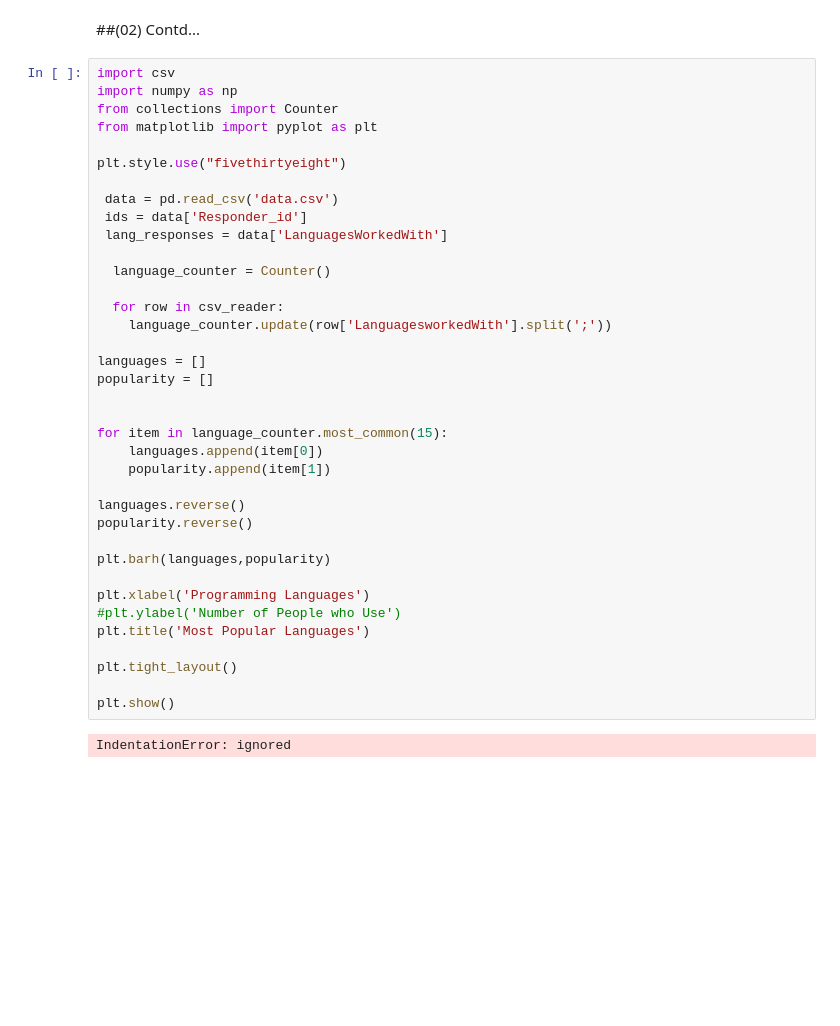
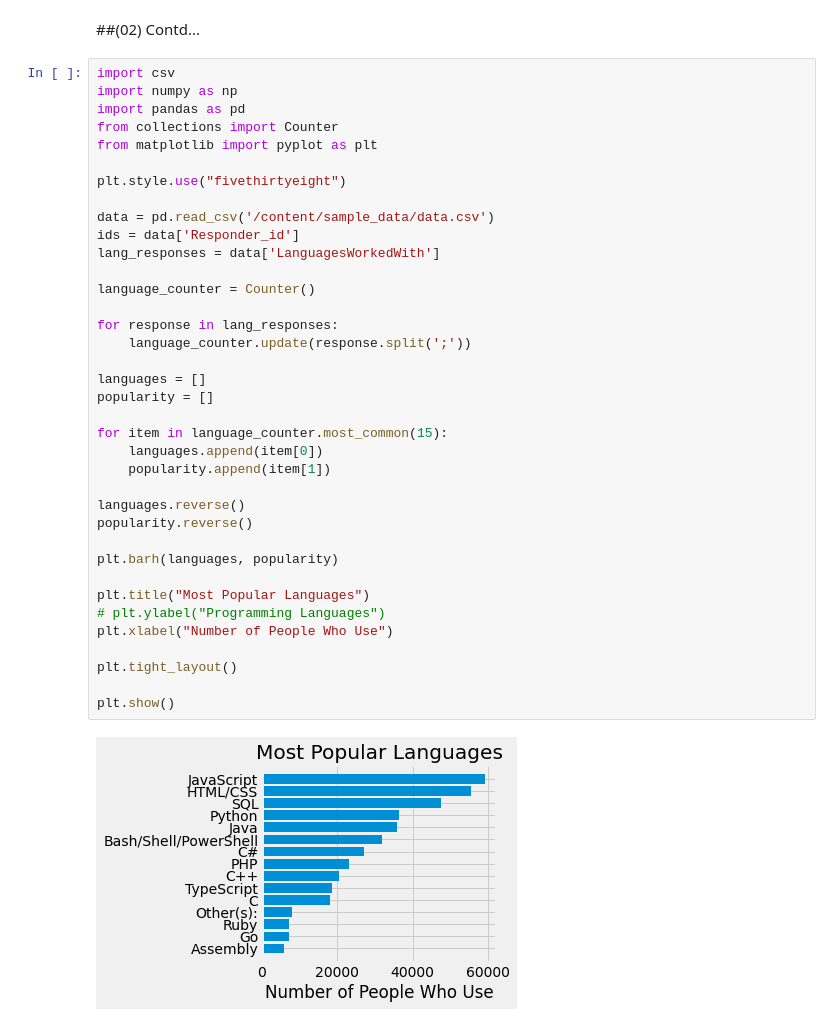
Before and after one commit to GPrathap/pythonII, a Jupyter notebook: matplot.ipynb, the cells around one changed output. Saved outputs shown, nothing was run; the diff lists cells and outputs as text; blank space fills up the shorter version.

```diff
--- a/matplot.ipynb
+++ b/matplot.ipynb
@@ -113,39 +113,39 @@ plt.show()
 # %%
 import csv
 import numpy as np
+import pandas as pd
 from collections import Counter
 from matplotlib import pyplot as plt
 
 plt.style.use("fivethirtyeight")
 
- data = pd.read_csv('data.csv')
- ids = data['Responder_id']
- lang_responses = data['LanguagesWorkedWith']
+data = pd.read_csv('/content/sample_data/data.csv')
+ids = data['Responder_id']
+lang_responses = data['LanguagesWorkedWith']
 
-  language_counter = Counter()
+language_counter = Counter()
 
-  for row in csv_reader:
-    language_counter.update(row['LanguagesworkedWith'].split(';'))
+for response in lang_responses:
+    language_counter.update(response.split(';'))
 
 languages = []
 popularity = []
-
 
 for item in language_counter.most_common(15):
     languages.append(item[0])
     popularity.append(item[1])
 
 languages.reverse()
 popularity.reverse()
 
-plt.barh(languages,popularity)
+plt.barh(languages, popularity)
 
-plt.xlabel('Programming Languages')
-#plt.ylabel('Number of People who Use')
-plt.title('Most Popular Languages')
+plt.title("Most Popular Languages")
+# plt.ylabel("Programming Languages")
+plt.xlabel("Number of People Who Use")
 
 plt.tight_layout()
 
 plt.show()
 # %% [output]
-IndentationError: ignored
+[figure, added]
```
Also changed, not shown: parts of 17 cells of this notebook.
